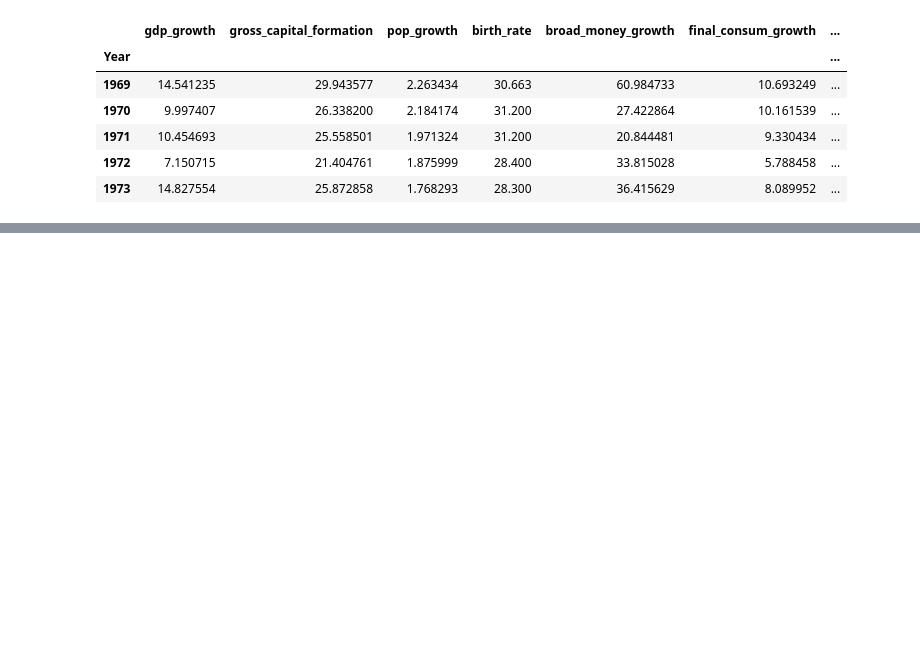
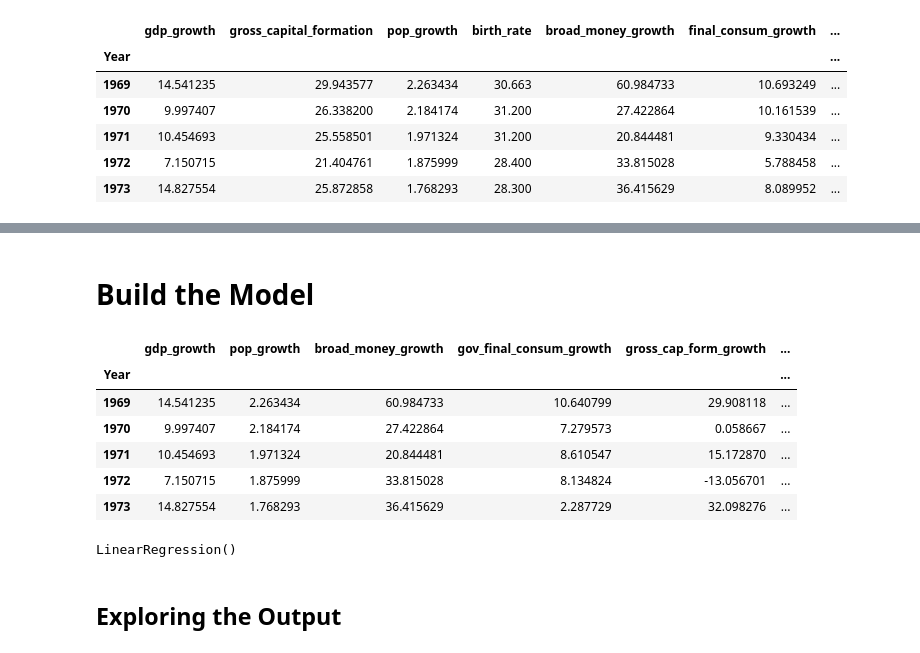
Before and after one commit to gegitonga/ML-Machine-Learning-and-Data-Science, a Jupyter notebook: ML work/Multiple Regression - Ml Machine Learning/Multiple_regression_analysis.ipynb, the cells around one changed output, grey strips where cells are left out. Saved outputs shown, nothing was run; the diff lists cells and outputs as text; code cells hidden in the pictures; blank space fills up the shorter version.

```diff
--- a/ML work/Multiple Regression - Ml Machine Learning/Multiple_regression_analysis.ipynb
+++ b/ML work/Multiple Regression - Ml Machine Learning/Multiple_regression_analysis.ipynb
@@ -74,0 +181,29 @@ dtype: bool
+# %% [markdown]
+# Build the Model
+# %%
+econ_df_after.head()
+# %% [output]
+|  | gdp_growth | pop_growth | broad_money_growth | gov_final_consum_growth | gross_cap_form_growth | ... |
+| Year |  |  |  |  |  | ... |
+| 1969 | 14.541235 | 2.263434 | 60.984733 | 10.640799 | 29.908118 | ... |
+| 1970 | 9.997407 | 2.184174 | 27.422864 | 7.279573 | 0.058667 | ... |
+| 1971 | 10.454693 | 1.971324 | 20.844481 | 8.610547 | 15.172870 | ... |
+| 1972 | 7.150715 | 1.875999 | 33.815028 | 8.134824 | -13.056701 | ... |
+| 1973 | 14.827554 | 1.768293 | 36.415629 | 2.287729 | 32.098276 | ... |
+# %%
+#define our input variable and output variable
+X = econ_df_after.drop('gdp_growth', axis=1)
+Y = econ_df_after[['gdp_growth']]
+
+#split dataset into training and testing portion
+x_train, X_test, y_train, y_test = train_test_split(X, Y, test_size=0.20, random_state=1)
+
+#create an instance of our model
+regression_model = LinearRegression()
+
+#fit the model
+regression_model.fit(x_train, y_train)
+# %% [output]
+LinearRegression()
+# %% [markdown]
+## Exploring the Output
```
Also changed, not shown: parts of 19 cells of this notebook.
